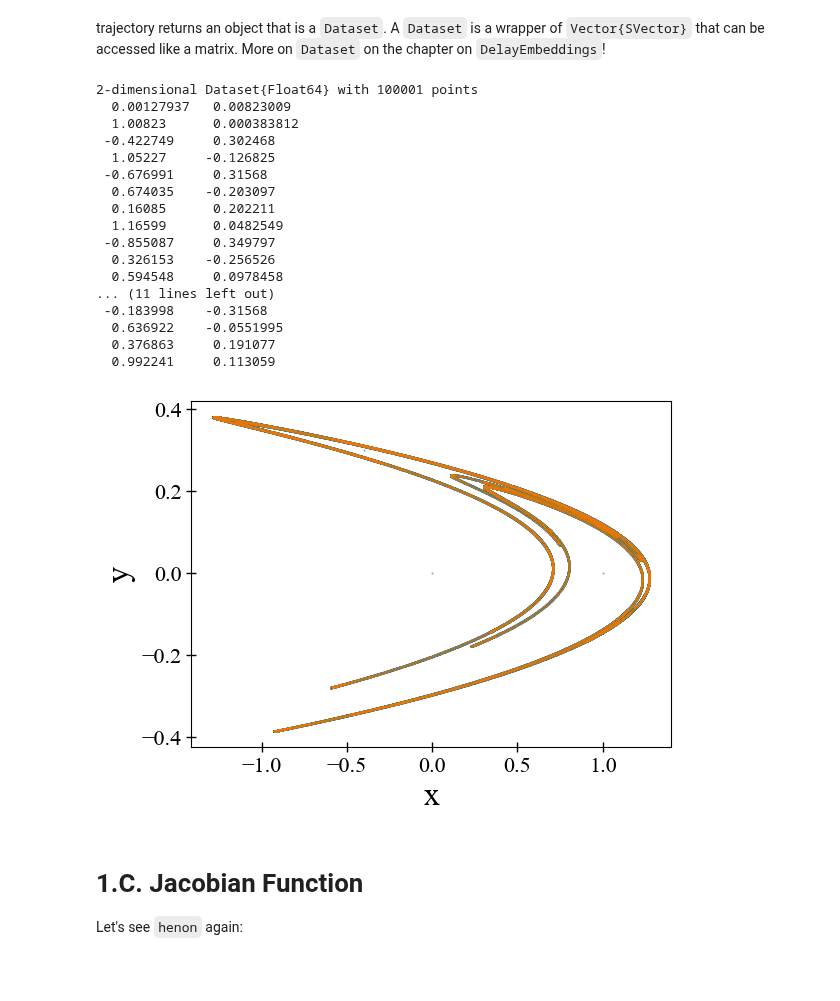
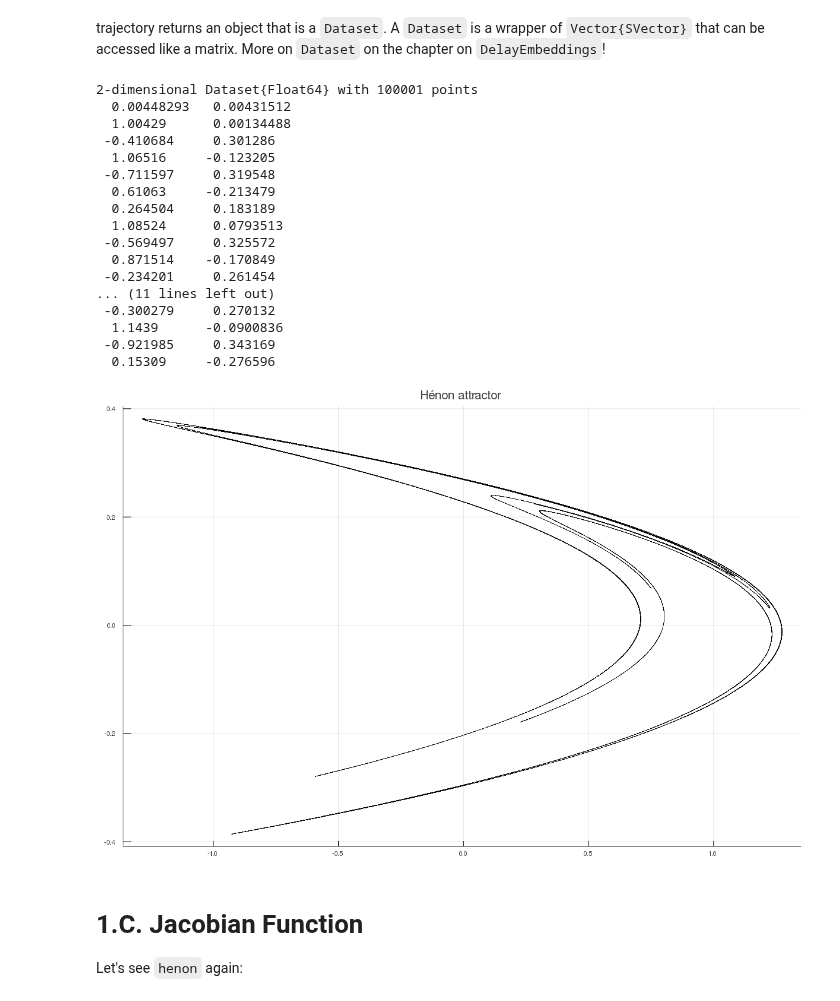
Before and after one commit to JuliaDynamics/JuliaDynamics, a Jupyter notebook: tutorials/Youtube_JuliaLang_tutorial/1. DynamicalSystemsBase.ipynb, the cells around one changed output. Saved outputs shown, nothing was run; the diff lists cells and outputs as text; code cells hidden in the pictures; blank space fills up the shorter version.

```diff
--- a/tutorials/Youtube_JuliaLang_tutorial/1. DynamicalSystemsBase.ipynb
+++ b/tutorials/Youtube_JuliaLang_tutorial/1. DynamicalSystemsBase.ipynb
@@ -82,5 +79,5 @@ h_eom (generic function with 1 method)
 
 The second argument for the `DiscreteDynamicalSystem` constructor is a `state`, which represents the initial condition for the system:
 # %%
-state = zeros(2) # doesn't matter if we use Vector of SVector for the `state`
+state = SVector{2}(0., 0.) # doesn't matter if we use Vector of SVector for the `state`
 # %% [output]
@@ -147,29 +150,30 @@ trajectory returns an object that is a `Dataset`. A `Dataset` is a wrapper of `V
 tr2 = trajectory(henon, 100000, 0.01rand(2))
 # %% [output]
 2-dimensional Dataset{Float64} with 100001 points
-  0.00127937   0.00823009
-  1.00823      0.000383812
- -0.422749     0.302468
-  1.05227     -0.126825
- -0.676991     0.31568
-  0.674035    -0.203097
-  0.16085      0.202211
-  1.16599      0.0482549
- -0.855087     0.349797
-  0.326153    -0.256526
-  0.594548     0.0978458
+  0.00448293   0.00431512
+  1.00429      0.00134488
+ -0.410684     0.301286
+  1.06516     -0.123205
+ -0.711597     0.319548
+  0.61063     -0.213479
+  0.264504     0.183189
+  1.08524      0.0793513
+ -0.569497     0.325572
+  0.871514    -0.170849
+ -0.234201     0.261454
 ... (11 lines left out)
- -0.183998    -0.31568
-  0.636922    -0.0551995
-  0.376863     0.191077
-  0.992241     0.113059
+ -0.300279     0.270132
+  1.1439      -0.0900836
+ -0.921985     0.343169
+  0.15309     -0.276596
-# %%
-figure(figsize=(6,4))
-plot(tr[:, 1], tr[:, 2], lw = 0.0, marker = "s", ms = 0.5, alpha = 0.5);
-plot(tr2[:, 1], tr2[:, 2], lw = 0.0, marker = "o", ms = 0.05, alpha = 0.5);
-xlabel("x"); ylabel("y");
-# %% [output]
-[figure, removed]
+# %%
+plotrange = 1000:100000
+scatter(tr[plotrange,1], tr[plotrange,2],
+    markersize=0.1, markeralpha = 0.3, markercolor="black",
+    leg=false, title="Hénon attractor",
+    html_output_format=:png, size=(1200,800))
+# %% [output]
+[figure, added]
 # %% [markdown]
 # 1.C. Jacobian Function
 Let's see `henon` again:
```
Also changed, not shown: parts of 12 cells of this notebook, 5 other files.
